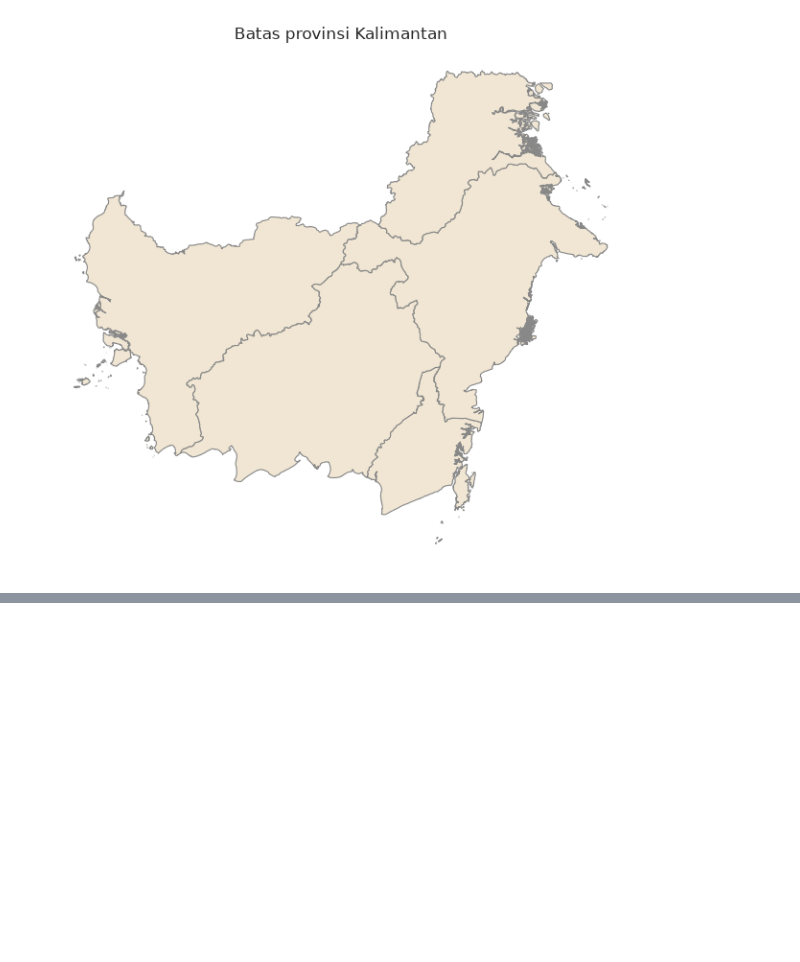
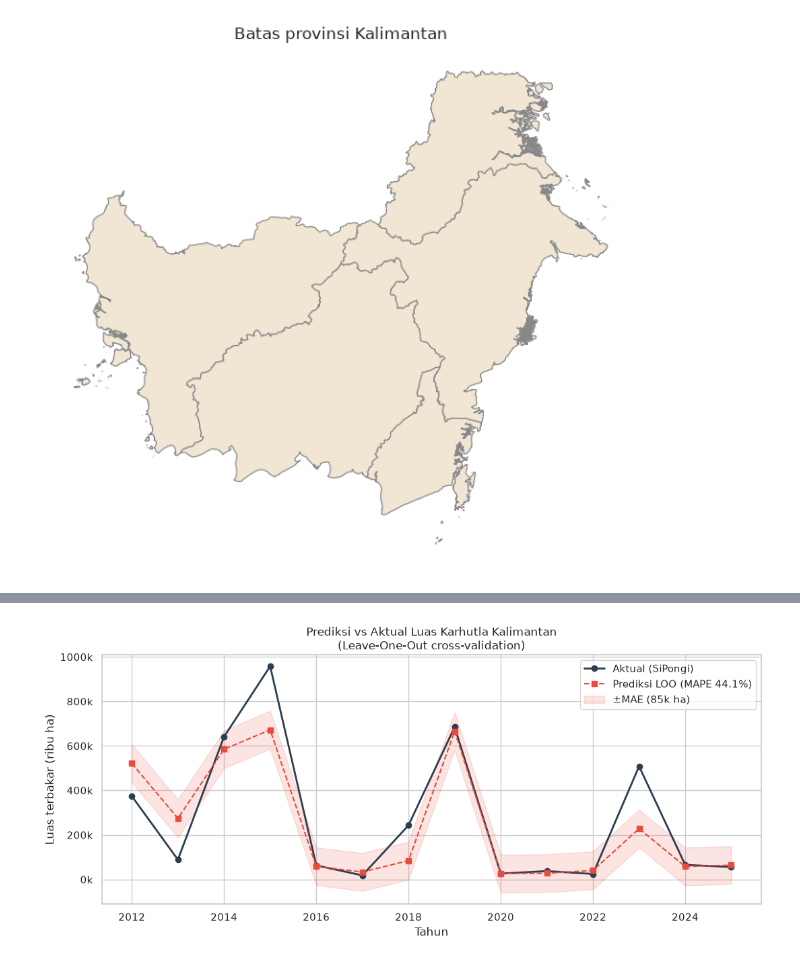
Before and after one commit to ciputrii21/karhutla-kalimantan, a Jupyter notebook: notebooks/01_eksplorasi.ipynb, the cells around one changed output, grey strips where cells are left out. Saved outputs shown, nothing was run; the diff lists cells and outputs as text; code cells hidden in the pictures; blank space fills up the shorter version.

```diff
--- a/notebooks/01_eksplorasi.ipynb
+++ b/notebooks/01_eksplorasi.ipynb
@@ -184,0 +270,83 @@ Provinsi ditemukan: ['Kalimantan Barat', 'Kalimantan Selatan', 'Kalimantan Tenga
+# %%
+# ============================================================
+# MODEL PREDIKSI: Intensitas musim kebakaran per tahun
+# ============================================================
+from sklearn.ensemble import GradientBoostingRegressor
+from sklearn.model_selection import cross_val_score
+from sklearn.metrics import mean_absolute_error
+import numpy as np
+
+# Fitur tahunan
+per_tahun = firms_prov.groupby("tahun").agg(
+    titik_panas=("frp","count"),
+    frp_total=("frp","sum"),
+    frp_mean=("frp","mean"),
+    puncak_bulan=("musim", lambda x: (x=="puncak").sum()),
+).reset_index()
+
+# Data SiPongi (tanpa 2026 karena belum lengkap)
+luas = sipongi[
+    (sipongi["tahun_parsial"]==False) &
+    (sipongi["tahun"] >= 2012)
+].groupby("tahun")["luas_ha"].sum().reset_index()
+
+df_model = per_tahun.merge(luas, on="tahun").dropna()
+print(f"Data latih: {len(df_model)} tahun\n")
+print(df_model[["tahun","titik_panas","frp_mean","luas_ha"]].to_string(index=False))
+
+# Fitur dan target
+FITUR = ["titik_panas","frp_total","frp_mean","puncak_bulan"]
+X = df_model[FITUR].values
+y = df_model["luas_ha"].values
+
+# Leave-one-out cross validation (data sedikit, LOO lebih jujur)
+from sklearn.model_selection import LeaveOneOut
+
+model = GradientBoostingRegressor(
+    n_estimators=50, max_depth=2,
+    learning_rate=0.1, random_state=42
+)
+
+loo = LeaveOneOut()
+pred_loo = np.zeros(len(y))
+for train_idx, test_idx in loo.split(X):
+    model.fit(X[train_idx], y[train_idx])
+    pred_loo[test_idx] = model.predict(X[test_idx])
+
+mae = mean_absolute_error(y, pred_loo)
+mape = np.mean(np.abs((y - pred_loo) / y)) * 100
+
+# Baseline naive: rata-rata semua tahun sebelumnya
+naive = np.array([y[:i].mean() if i > 0 else y[0] for i in range(len(y))])
+mae_naive = mean_absolute_error(y, naive)
+mape_naive = np.mean(np.abs((y - naive) / y)) * 100
+
+print(f"\n{'Model':<30} {'MAE (ha)':>12} {'MAPE (%)':>10}")
+print("-" * 54)
+print(f"{'Naive (rata-rata historis)':<30} {mae_naive:>12,.0f} {mape_naive:>10.1f}")
+print(f"{'Gradient Boosting (LOO)':<30} {mae:>12,.0f} {mape:>10.1f}")
+
+# Visualisasi prediksi vs aktual
+fig, ax = plt.subplots(figsize=(11,5))
+ax.plot(df_model["tahun"], y/1000, "o-", color="#2c3e50",
+        linewidth=2, label="Aktual (SiPongi)")
+ax.plot(df_model["tahun"], pred_loo/1000, "s--", color="#e74c3c",
+        linewidth=1.5, label=f"Prediksi LOO (MAPE {mape:.1f}%)")
+ax.fill_between(df_model["tahun"],
+                (pred_loo - mae)/1000, (pred_loo + mae)/1000,
+                alpha=0.15, color="#e74c3c", label=f"±MAE ({mae/1000:.0f}k ha)")
+ax.yaxis.set_major_formatter(mticker.FuncFormatter(lambda x,_: f"{x:.0f}k"))
+ax.set_xlabel("Tahun")
+ax.set_ylabel("Luas terbakar (ribu ha)")
+ax.set_title("Prediksi vs Aktual Luas Karhutla Kalimantan\n(Leave-One-Out cross-validation)")
+ax.legend()
+plt.tight_layout()
+plt.savefig(ROOT/"outputs"/"prediksi_luas_karhutla.png", dpi=150, bbox_inches="tight")
+plt.show()
+
+# Feature importance
+model.fit(X, y)
+imp = pd.Series(model.feature_importances_, index=FITUR).sort_values(ascending=False)
+print("\n--- Feature importance ---")
+print(imp.round(3).to_string())
+# %% [output]
@@ -184,0 +370 @@ Provinsi ditemukan: ['Kalimantan Barat', 'Kalimantan Selatan', 'Kalimantan Tenga
+[figure, added]
```
Also changed, not shown: parts of 3 cells of this notebook.
